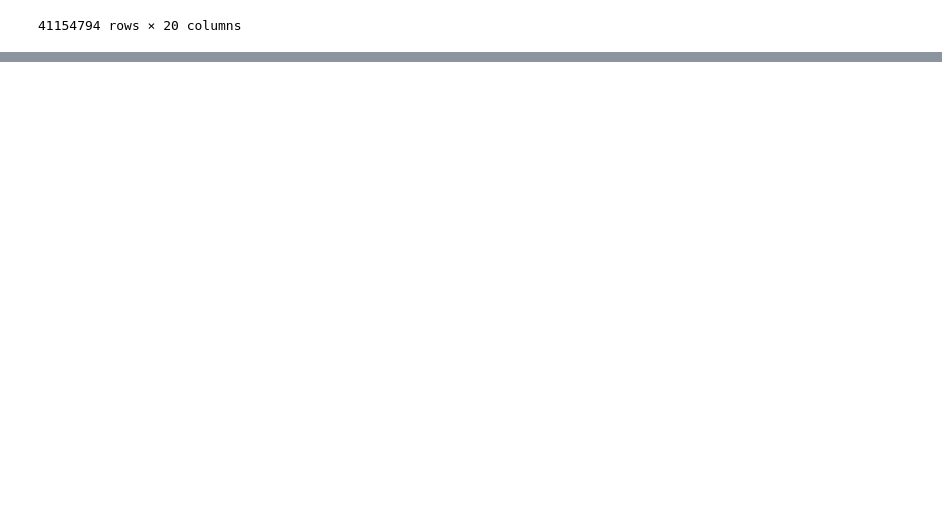
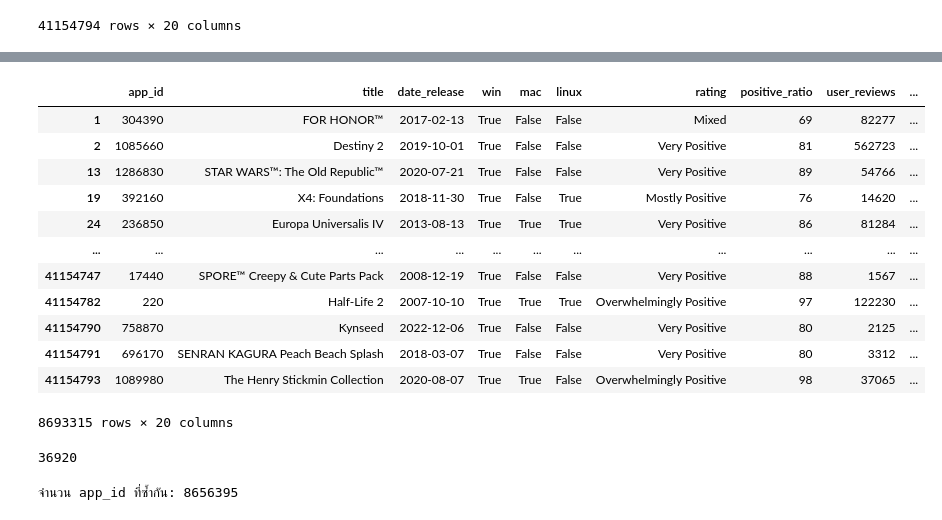
Before and after one commit to Milarize/EDA, a Jupyter notebook: EDA_Steam.ipynb, the cells around one changed output, grey strips where cells are left out. Cells and saved outputs as stored; diff of their text form; code cells hidden in the pictures; blank space fills up the shorter version.

```diff
--- a/EDA_Steam.ipynb
+++ b/EDA_Steam.ipynb
@@ -265,0 +331,26 @@ Name: app_id, Length: 41117184, dtype: int64
+# %%
+reliable_data = df_right_join[df_right_join['helpful'] > 1]
+reliable_data
+# %% [output]
+|  | app_id | title | date_release | win | mac | linux | rating | positive_ratio | user_reviews | ... |
+| 1 | 304390 | FOR HONOR™ | 2017-02-13 | True | False | False | Mixed | 69 | 82277 | ... |
+| 2 | 1085660 | Destiny 2 | 2019-10-01 | True | False | False | Very Positive | 81 | 562723 | ... |
+| 13 | 1286830 | STAR WARS™: The Old Republic™ | 2020-07-21 | True | False | False | Very Positive | 89 | 54766 | ... |
+| 19 | 392160 | X4: Foundations | 2018-11-30 | True | False | True | Mostly Positive | 76 | 14620 | ... |
+| 24 | 236850 | Europa Universalis IV | 2013-08-13 | True | True | True | Very Positive | 86 | 81284 | ... |
+| ... | ... | ... | ... | ... | ... | ... | ... | ... | ... | ... |
+| 41154747 | 17440 | SPORE™ Creepy & Cute Parts Pack | 2008-12-19 | True | False | False | Very Positive | 88 | 1567 | ... |
+| 41154782 | 220 | Half-Life 2 | 2007-10-10 | True | True | True | Overwhelmingly Positive | 97 | 122230 | ... |
+| 41154790 | 758870 | Kynseed | 2022-12-06 | True | False | False | Very Positive | 80 | 2125 | ... |
+| 41154791 | 696170 | SENRAN KAGURA Peach Beach Splash | 2018-03-07 | True | False | False | Very Positive | 80 | 3312 | ... |
+| 41154793 | 1089980 | The Henry Stickmin Collection | 2020-08-07 | True | True | False | Overwhelmingly Positive | 98 | 37065 | ... |
+8693315 rows × 20 columns
+# %%
+reliable_data['app_id'].nunique()
+# %% [output]
+36920
+# %%
+duplicated_count = reliable_data.duplicated(subset=['app_id']).sum()
+print("จำนวน app_id ที่ซ้ำกัน:", duplicated_count)
+# %% [output]
+จำนวน app_id ที่ซ้ำกัน: 8656395
```
Also changed, not shown: parts of 27 cells of this notebook.
